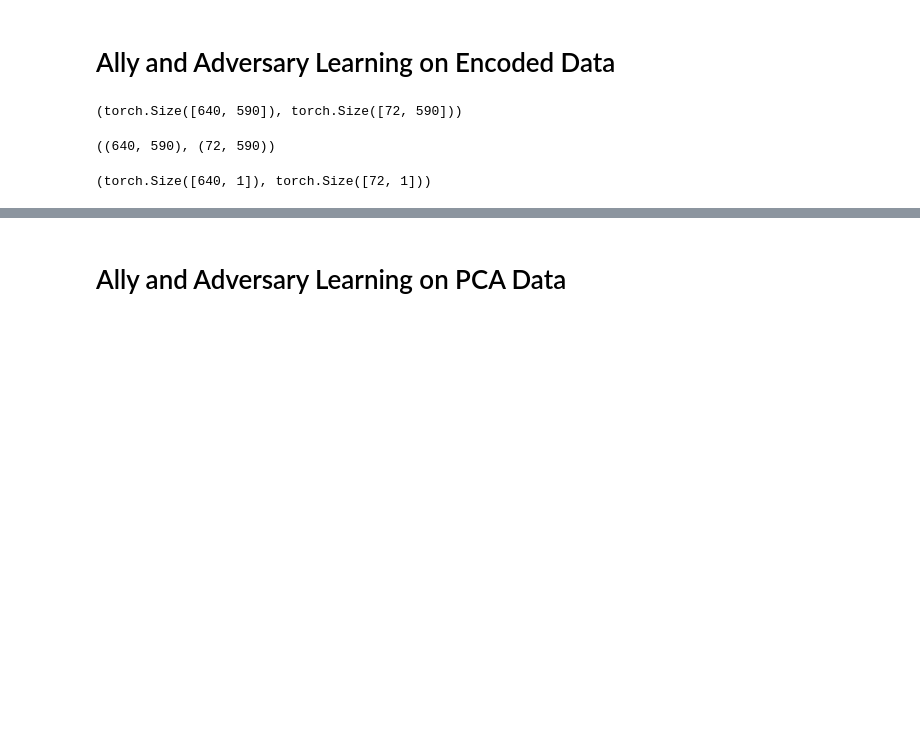
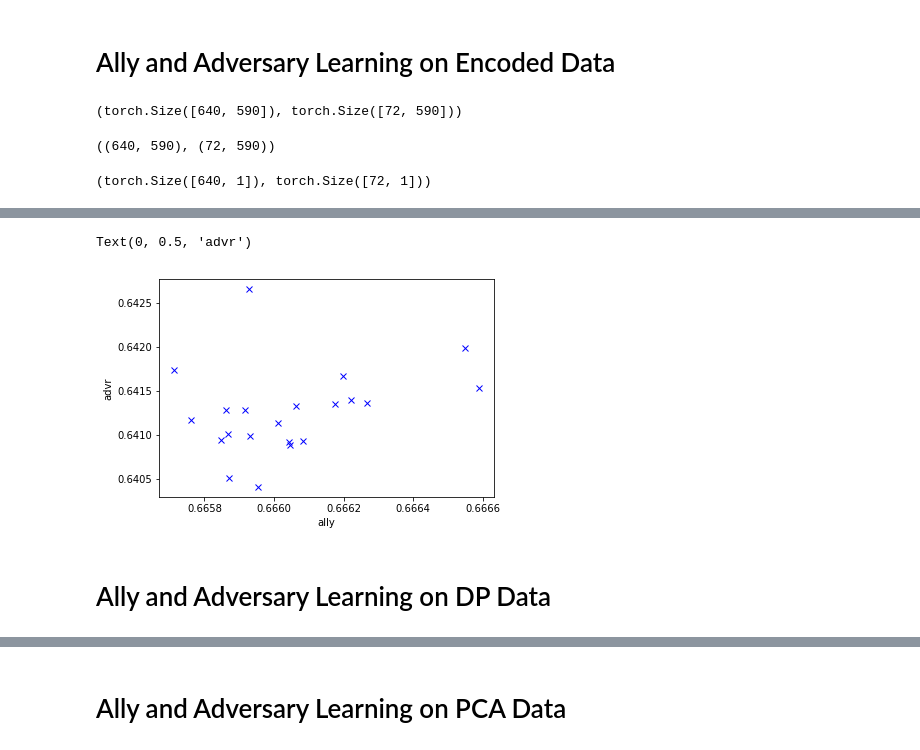
Before and after one commit to shams-sam/PrivacyGANs, a Jupyter notebook: 01. PrivacyGAN_Titanic.ipynb, the cells around one changed output, grey strips where cells are left out. Cells and saved outputs as stored; diff of their text form; code cells hidden in the pictures; blank space fills up the shorter version.

```diff
--- a/01. PrivacyGAN_Titanic.ipynb
+++ b/01. PrivacyGAN_Titanic.ipynb
@@ -786,0 +913,9 @@ plt.show()
+# %%
+plt.plot(gan_ally_over_alpha, gan_advr_over_alpha, 'bx')
+plt.xlabel('ally')
+plt.ylabel('advr')
+# %% [output]
+Text(0, 0.5, 'advr')
+[figure, added]
+# %% [markdown]
+# Ally and Adversary Learning on DP Data
```
Also changed, not shown: parts of 28 cells of this notebook.
